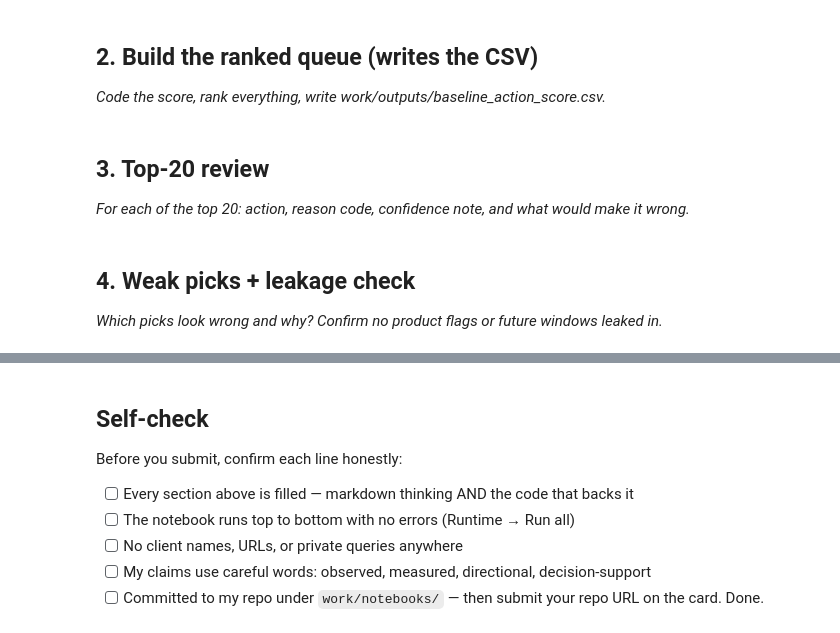
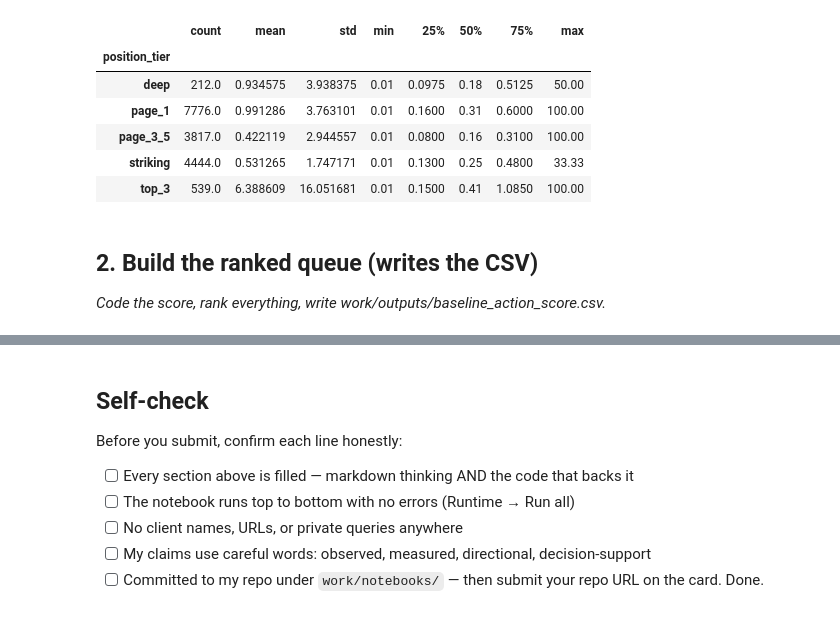
Before and after one commit to ektam9931/flyrank-ml-week1, a Jupyter notebook: work/notebooks/w04_baseline_score.ipynb, the cells around one changed output, grey strips where cells are left out. Drawn from its saved outputs; the diff is of its cells as text; code cells hidden in the pictures.

```diff
--- a/work/notebooks/w04_baseline_score.ipynb
+++ b/work/notebooks/w04_baseline_score.ipynb
@@ -16,3 +133,13 @@ This skeleton is yours to fill. Work the sections **in order** — each one has
+# %%
+df[df["ctr"] > 0].groupby("position_tier")["ctr"].describe()
+# %% [output]
+|  | count | mean | std | min | 25% | 50% | 75% | max |
+| position_tier |  |  |  |  |  |  |  |  |
+| deep | 212.0 | 0.934575 | 3.938375 | 0.01 | 0.0975 | 0.18 | 0.5125 | 50.00 |
+| page_1 | 7776.0 | 0.991286 | 3.763101 | 0.01 | 0.1600 | 0.31 | 0.6000 | 100.00 |
+| page_3_5 | 3817.0 | 0.422119 | 2.944557 | 0.01 | 0.0800 | 0.16 | 0.3100 | 100.00 |
+| striking | 4444.0 | 0.531265 | 1.747171 | 0.01 | 0.1300 | 0.25 | 0.4800 | 33.33 |
+| top_3 | 539.0 | 6.388609 | 16.051681 | 0.01 | 0.1500 | 0.41 | 1.0850 | 100.00 |
 # %% [markdown]
 ## 2. Build the ranked queue (writes the CSV)
 
@@ -23,4 +146,0 @@ This skeleton is yours to fill. Work the sections **in order** — each one has
-# %% [markdown]
-## 3. Top-20 review
-
-*For each of the top 20: action, reason code, confidence note, and what would make it wrong.*
@@ -30,4 +146,0 @@ This skeleton is yours to fill. Work the sections **in order** — each one has
-# %% [markdown]
-## 4. Weak picks + leakage check
-
-*Which picks look wrong and why? Confirm no product flags or future windows leaked in.*
```
Also changed, not shown: parts of 23 cells of this notebook.
